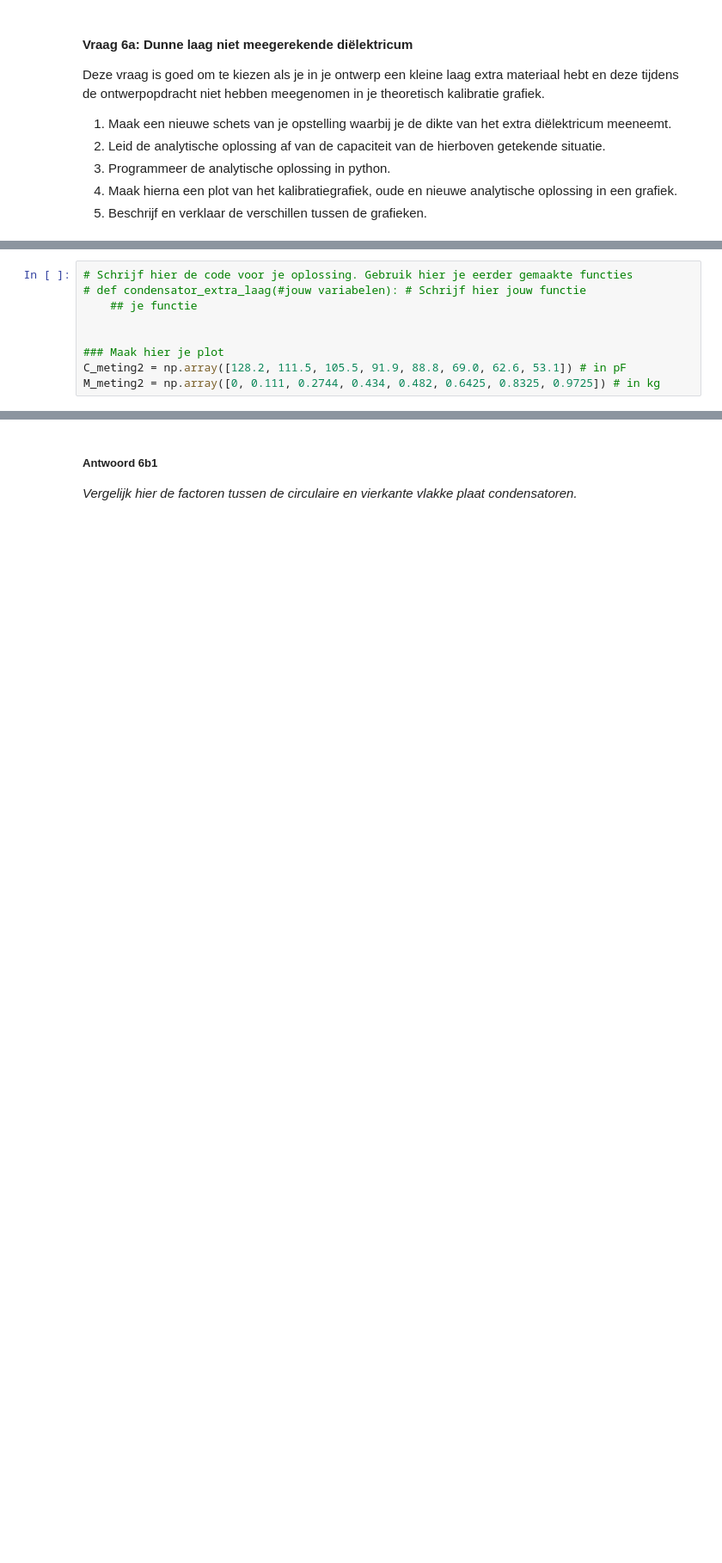
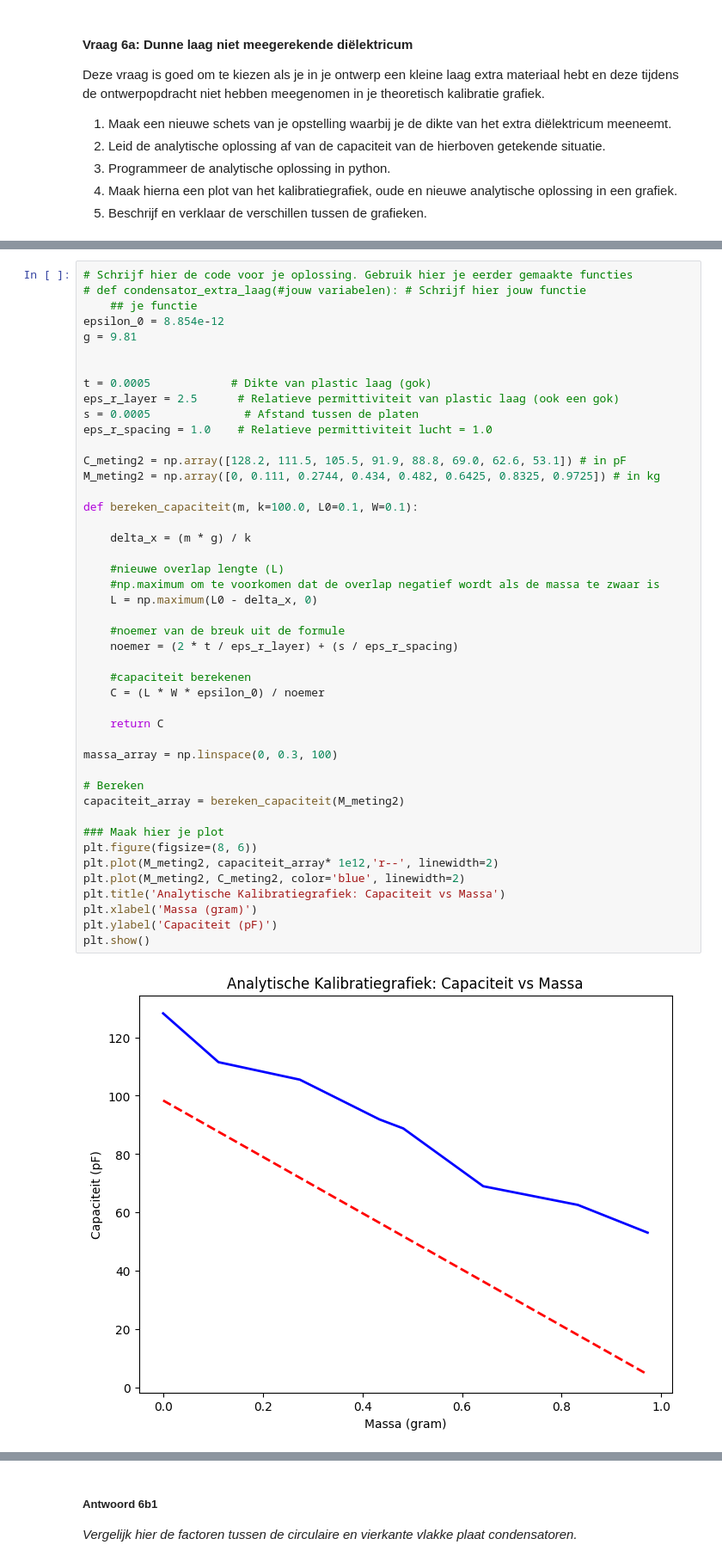
Before and after one commit to BobVill/opdrachten-DEF-D, a Jupyter notebook: DigitaleOntwerpopdrachten/1CondensatorOpdracht/CondensatorOntwerpopdracht.ipynb, the cells around one changed output, grey strips where cells are left out. Shown at 86% size. Cells and saved outputs as stored; diff of their text form; blank space fills up the shorter version.

```diff
--- a/DigitaleOntwerpopdrachten/1CondensatorOpdracht/CondensatorOntwerpopdracht.ipynb
+++ b/DigitaleOntwerpopdrachten/1CondensatorOpdracht/CondensatorOntwerpopdracht.ipynb
@@ -869,12 +881,50 @@ Deze vraag is goed om te kiezen als je in je ontwerp een kleine laag extra mater
 # %%
 # Schrijf hier de code voor je oplossing. Gebruik hier je eerder gemaakte functies
 # def condensator_extra_laag(#jouw variabelen): # Schrijf hier jouw functie
     ## je functie
+epsilon_0 = 8.854e-12
+g = 9.81
 
 
-### Maak hier je plot
+t = 0.0005            # Dikte van plastic laag (gok)
+eps_r_layer = 2.5      # Relatieve permittiviteit van plastic laag (ook een gok)
+s = 0.0005              # Afstand tussen de platen
+eps_r_spacing = 1.0    # Relatieve permittiviteit lucht = 1.0
+
 C_meting2 = np.array([128.2, 111.5, 105.5, 91.9, 88.8, 69.0, 62.6, 53.1]) # in pF
 M_meting2 = np.array([0, 0.111, 0.2744, 0.434, 0.482, 0.6425, 0.8325, 0.9725]) # in kg
+
+def bereken_capaciteit(m, k=100.0, L0=0.1, W=0.1):
+
+    delta_x = (m * g) / k
+
+    #nieuwe overlap lengte (L)
+    #np.maximum om te voorkomen dat de overlap negatief wordt als de massa te zwaar is
+    L = np.maximum(L0 - delta_x, 0)
+
+    #noemer van de breuk uit de formule
+    noemer = (2 * t / eps_r_layer) + (s / eps_r_spacing)
+
+    #capaciteit berekenen
+    C = (L * W * epsilon_0) / noemer
+
+    return C
+
+massa_array = np.linspace(0, 0.3, 100)
+
+# Bereken
+capaciteit_array = bereken_capaciteit(M_meting2)
+
+### Maak hier je plot
+plt.figure(figsize=(8, 6))
+plt.plot(M_meting2, capaciteit_array* 1e12,'r--', linewidth=2)
+plt.plot(M_meting2, C_meting2, color='blue', linewidth=2)
+plt.title('Analytische Kalibratiegrafiek: Capaciteit vs Massa')
+plt.xlabel('Massa (gram)')
+plt.ylabel('Capaciteit (pF)')
+plt.show()
+# %% [output]
+[figure, added]
 # %% [markdown]
 ##### Antwoorden 6a
 
```
Also changed, not shown: parts of 2 cells of this notebook.
